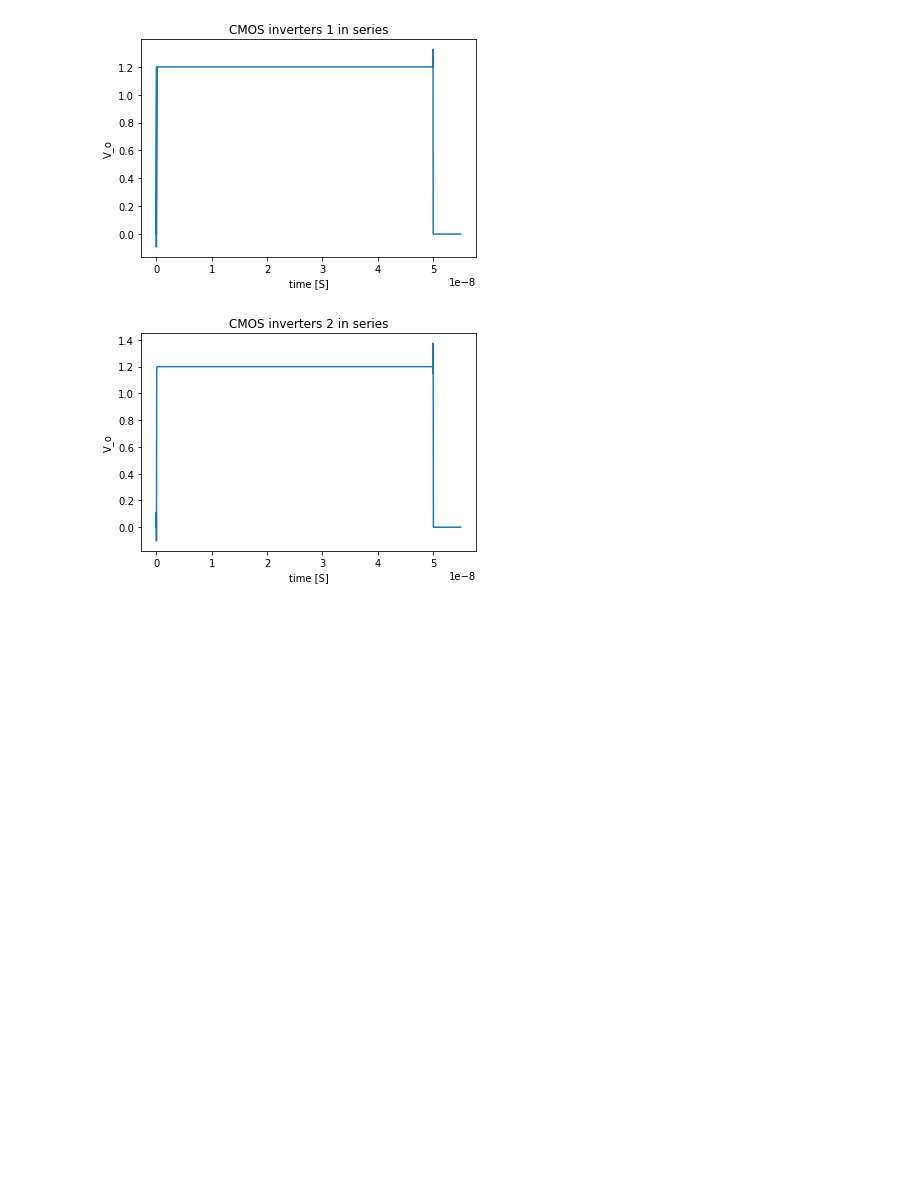
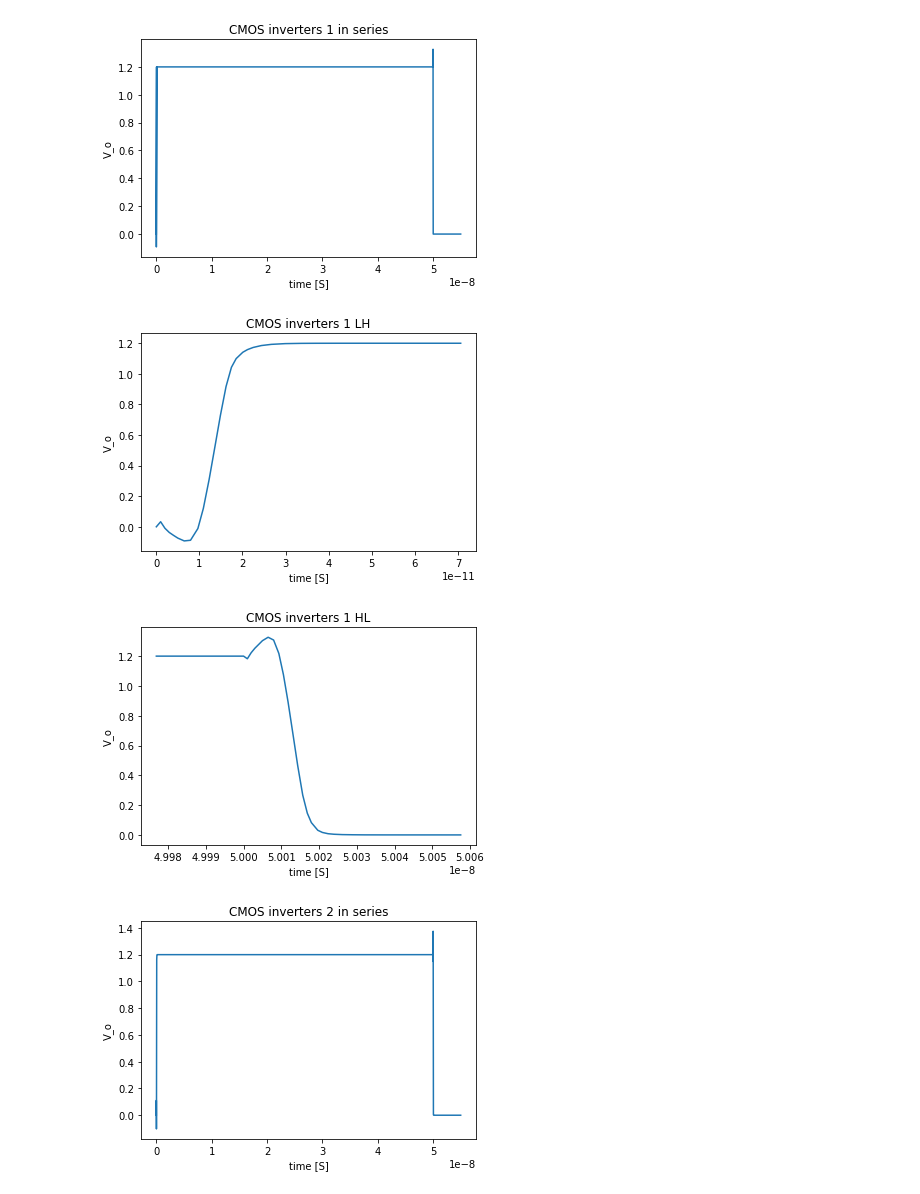
Before and after one commit to andersvestengen/IN3170, a Jupyter notebook: LAB 2/LAB 2 source code.ipynb, the cells around one changed output. Cells and saved outputs as stored; diff of their text form; code cells hidden in the pictures; blank space fills up the shorter version.

```diff
--- a/LAB 2/LAB 2 source code.ipynb
+++ b/LAB 2/LAB 2 source code.ipynb
@@ -84,6 +84,35 @@ plt.savefig('t3_p1.png', dpi=100)
 plt.show()
 # %% [output]
 [figure]
+# %%
+#task 3 part 1 sweep HL and LH zoom
+
+import numpy as np
+import matplotlib.pyplot as plt
+import csv
+
+
+with open('t3_inverter1.csv')as f:
+    data = np.asarray(list(csv.reader(f, delimiter=',')))
+
+
+Xrange31 = np.asarray(data[1:,0]).astype('float')
+Yrange31 = np.asarray(data[1:,1]).astype('float')
+fig1LH = plt.plot(Xrange31[:35], Yrange31[:35])
+plt.xlabel('time [S]')
+plt.ylabel('V_o')
+plt.title('CMOS inverters 1 LH')
+plt.savefig('t3_p1_LH.png', dpi=100)
+plt.show()
+fig1HL = plt.plot(Xrange31[5025:5060], Yrange31[5025:5060])
+plt.xlabel('time [S]')
+plt.ylabel('V_o')
+plt.title('CMOS inverters 1 HL')
+plt.savefig('t3_p1_HL.png', dpi=100)
+plt.show()
+# %% [output]
+[figure, added]
+[figure, added]
 # %%
 #task 3 part 2 sweep
 
```
Also changed, not shown: parts of 3 cells of this notebook.
